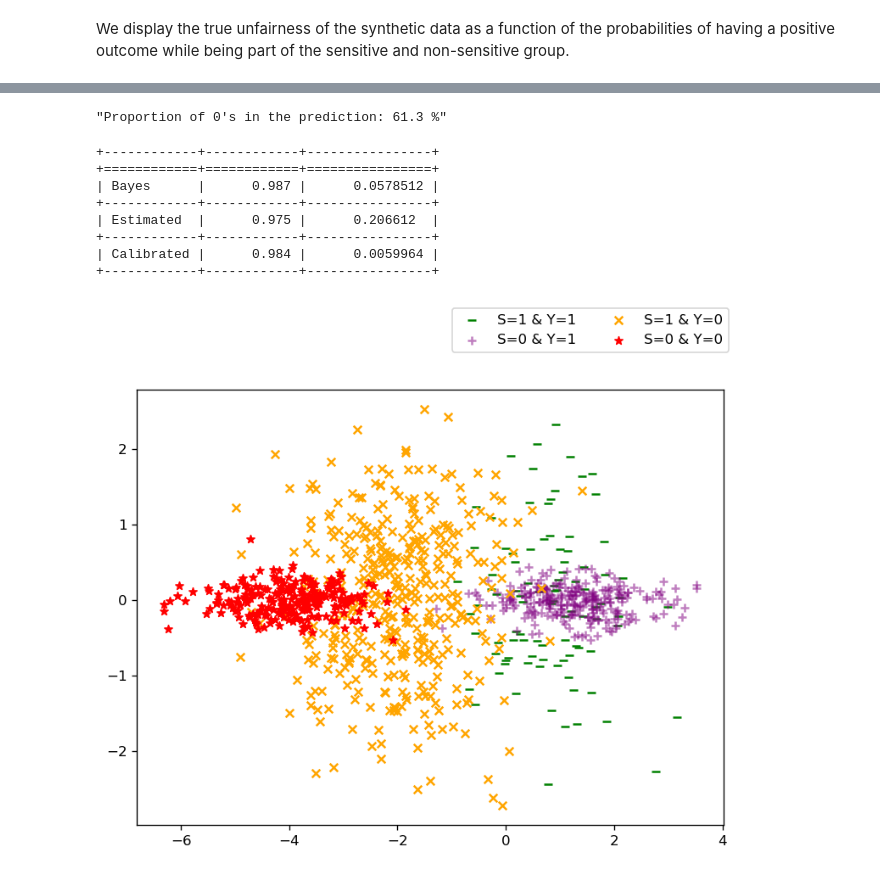
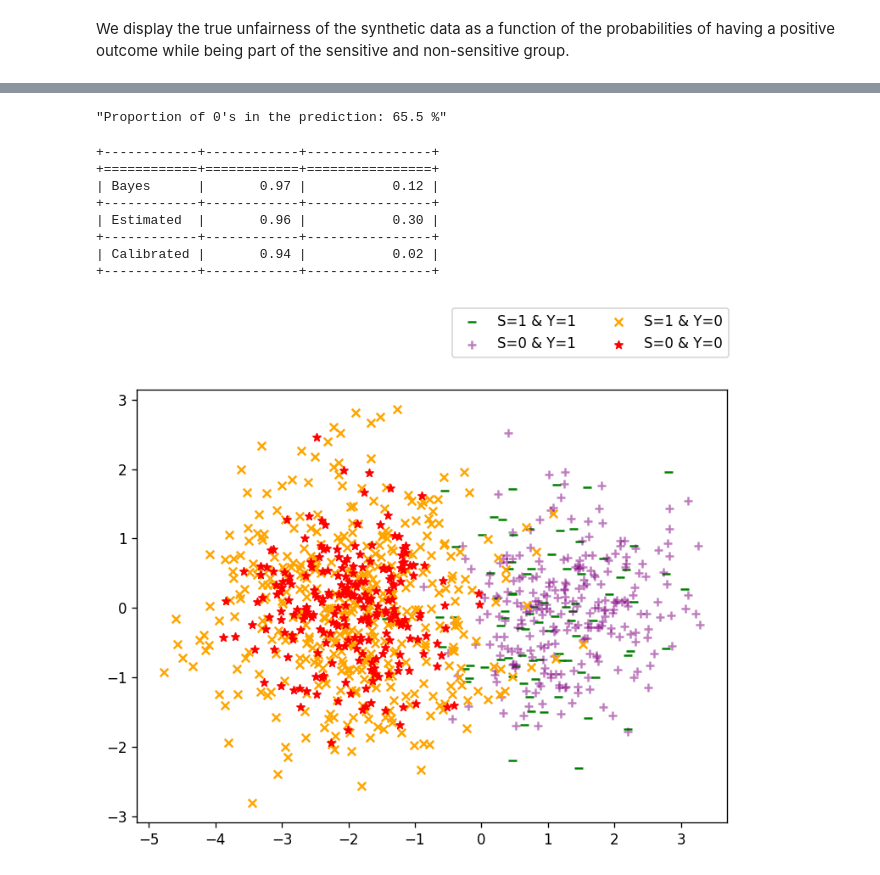
Before and after one commit to ayyoub-bms/fairness, a Jupyter notebook: notebooks/synthetic-example.ipynb, the cells around one changed output, grey strips where cells are left out. Drawn from its saved outputs; the diff is of its cells as text; code cells hidden in the pictures.

```diff
--- a/notebooks/synthetic-example.ipynb
+++ b/notebooks/synthetic-example.ipynb
@@ -20,7 +23,7 @@ p1, p0, p = .25, .5, .5
 cov0 = np.diag(np.random.rand(d))
 cov1 = np.eye(d)
 # %%
-mu00 = np.zeros(d); mu00[[0, -1]] = [-4, -2]
+mu00 = np.zeros(d); mu00[[0, -1]] = [-2, -2]
 mu11 = np.zeros(d); mu11[[0, -1]] = [.5, -2]
 mu01 = np.zeros(d); mu01[0] = -2
 mu10 = np.zeros(d); mu10[0] = 1.3
@@ -38,7 +41,7 @@ We simulate a Gaussian mixture model with the following:
         X | Y = 0, S = 1 ~ N(μ01, Σ1)
         X | Y = 0, S = 0 ~ N(μ00, Σ0)
 # %%
-X, S, y = generate_samples(n, d, p, *args)
+X, s, y = generate_samples(n, d, p, *args)
 # %% [markdown]
 We display the true unfairness of the synthetic data as a function of the probabilities of having a positive outcome while being part of the sensitive and non-sensitive group.
 # %%
@@ -65,8 +68,8 @@ The fairness for this toy model is: 0.291
 # %%
-def plot(X, y, S):
+def plot(X, y, s):
     fig = plt.figure(dpi=120)
     ax = fig.add_subplot()
-    s_mask = S == 1
+    s_mask = s == 1
     y_mask = y == 1
 
     ax.scatter(X[s_mask & y_mask, 0], X[s_mask & y_mask, 1], c='green', marker='_', s=33, label='S=1 & Y=1');
@@ -105,0 +81,28 @@ fig.savefig('recalibration.png')
+# %%
+bayes_pred = bayes_classifier(X, s, *args)
+
+estimated_args = estimate(X, y, s)
+
+y_prob = regression_function(X, s, *estimated_args)
+y_pred = (y_prob > .5).astype(int)
+
+estim_acc = np.mean(y_pred == y)
+bayes_acc = np.mean(bayes_pred == y)
+
+bayes_fairness = empirical_unfairness(y, bayes_pred, s)
+pred_fairness = empirical_unfairness(y, y_pred, s)
+
+theta, value, y_calib = recalibrate_predictions(y_prob, s, max_iter=100)
+calib_fairness = empirical_unfairness(y, y_calib, s)
+calib_acc = np.mean(y == y_calib)
+
+thetas = np.linspace(-.5, .5, 1000)
+fig, ax = plt.subplots(dpi=120)
+ax.plot(thetas, [objective(t, y_prob, s) for t in thetas], color='red', label='Objective', lw=.7)
+ax.axvline(0, color='gray', lw=.5)
+ax.axhline(0, color='gray', lw=.5)
+ax.axvline(theta, color='b', label='Optimal value', lw=.7)
+fig.suptitle(r'Solving for: $\frac{\mathbb{E}(\eta(X, 0)g_{\theta}(X, 0))}{\mathbb{P}(Y=1|S=0)} - \frac{\mathbb{E}(\eta(X, 1)g_{\theta}(X, 1))}{\mathbb{P}(Y=1|S=1)} = 0$')
+fig.tight_layout()
+ax.legend(ncol=2);
+fig.savefig('recalibration.png')
@@ -106,26 +111,28 @@ fig.savefig('recalibration.png')
 # %%
-f'Proportion of 0\'s in the prediction: {100 * np.sum(1-y_calib) / len(y_calib)} %'
+f'Proportion of 0\'s in the prediction: {100 * np.mean(1-y_calib)} %'
 # %% [output]
-"Proportion of 0's in the prediction: 61.3 %"
+"Proportion of 0's in the prediction: 65.5 %"
 # %%
 print(
     tabulate(
         [['Bayes', bayes_acc, bayes_fairness],
          ['Estimated', estim_acc, pred_fairness],
          ['Calibrated', calib_acc, calib_fairness]],
-        headers=['Accuracy', '(Un)fairness'], tablefmt='grid'
+        headers=['Accuracy', '(Un)fairness'],
+        tablefmt='grid',
+        floatfmt='.2f'
     )
 )
 # %% [output]
 +------------+------------+----------------+
 +============+============+================+
-| Bayes      |      0.987 |      0.0578512 |
+| Bayes      |       0.97 |           0.12 |
 +------------+------------+----------------+
-| Estimated  |      0.975 |      0.206612  |
+| Estimated  |       0.96 |           0.30 |
 +------------+------------+----------------+
-| Calibrated |      0.984 |      0.0059964 |
+| Calibrated |       0.94 |           0.02 |
 +------------+------------+----------------+
 # %%
-plot(Xt, y_pred, St)
+plot(X, y_pred, s)
 # %% [output]
-[figure, old version]
+[figure, new version]
```
Also changed, not shown: parts of 11 cells of this notebook.
